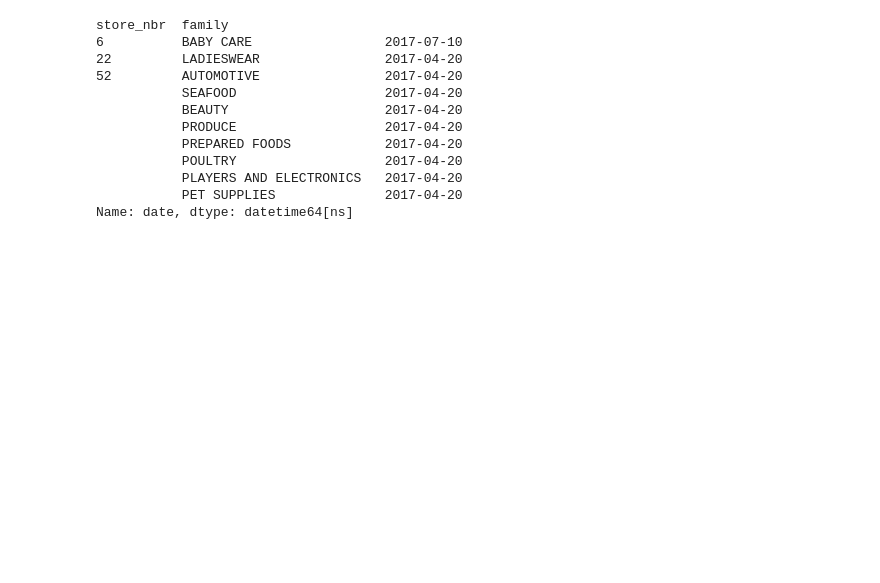
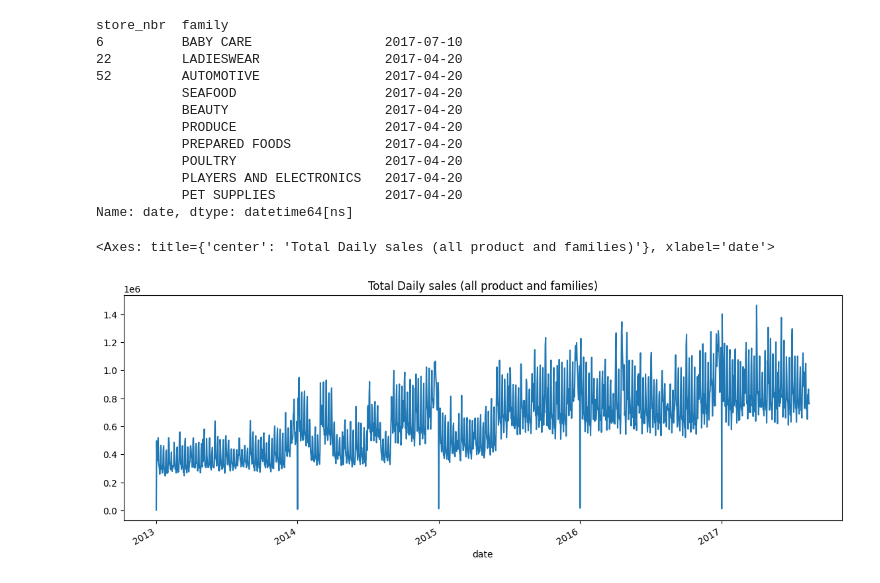
Before and after one commit to mukul9116/Future_ML_01, a Jupyter notebook: notebooks/01_eda.ipynb, the cells around one changed output. Cells and saved outputs as stored; diff of their text form; code cells hidden in the pictures; blank space fills up the shorter version.

```diff
--- a/notebooks/01_eda.ipynb
+++ b/notebooks/01_eda.ipynb
@@ -93,3 +95,9 @@ store_nbr  family
            PLAYERS AND ELECTRONICS   2017-04-20
            PET SUPPLIES              2017-04-20
 Name: date, dtype: datetime64[ns]
+# %%
+daily_sales = train.groupby('date')['sales'].sum()
+daily_sales.plot(figsize = (14,5), title = "Total Daily sales (all product and families)")
+# %% [output]
+<Axes: title={'center': 'Total Daily sales (all product and families)'}, xlabel='date'>
+[figure, added]
```
Also changed, not shown: parts of 5 cells of this notebook.
